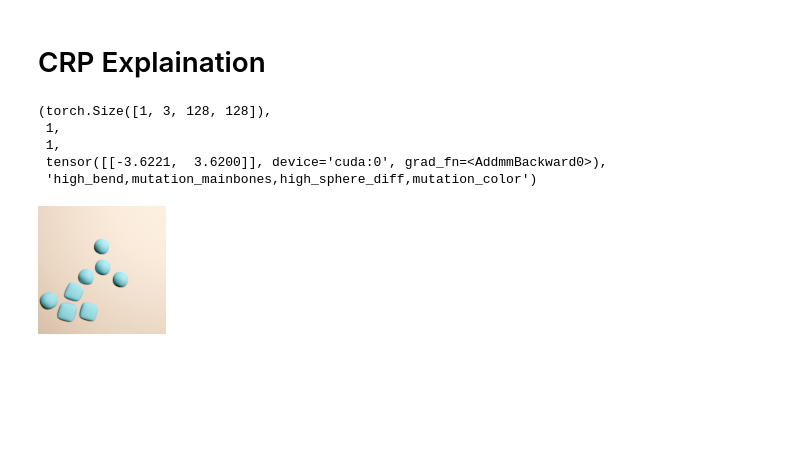
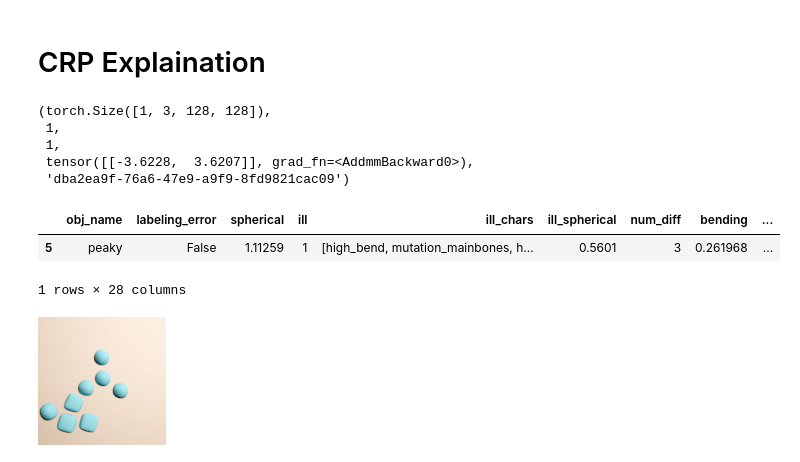
Before and after one commit to davidsjohnson/blockies-xai, a Jupyter notebook: CRP_explanation.ipynb, the cells around one changed output. Saved outputs shown, nothing was run; the diff lists cells and outputs as text; code cells hidden in the pictures; blank space fills up the shorter version.

```diff
--- a/CRP_explanation.ipynb
+++ b/CRP_explanation.ipynb
@@ -135,12 +117,10 @@ def download_file(url, file_name, cache_dir="data", extract=True, force_download
       return Path(cache_dir) / archive_folder if archive_folder is not None else Path(cache_dir)
     else:
       return Path(cache_dir)
-
-    return Path(file_path)
 # %%
 data_dir = download_file(url="https://osf.io/download/kexzt/?view_only=adcc520b88cc4ea3b8236c5178ba3ab5",
                          file_name="blockies_datasets.tar.gz",
-                         cache_dir='/content/data', # change this if not using Colab
+                         cache_dir='./data', # change this if not using Colab
                          extract=True,
                          force_download=False,
                          archive_folder='blockies_datasets')
@@ -213,20 +202,22 @@ for i, fname in enumerate(test_df['filename']):
 # %%
 train_dataset = ImageDataset(train_df, ds_dir / 'train', transform=transform)
 train_dataloader = DataLoader(train_dataset, batch_size=32, shuffle=True,
-                              num_workers=6, pin_memory=True)
+                              num_workers=0, pin_memory=True)
 
 train_eval_dataset = ImageDataset(train_df, ds_dir / 'train', transform=transform)
 train_eval_dataloader = DataLoader(train_dataset, batch_size=32, shuffle=False,
-                                   num_workers=6, pin_memory=True)
+                                   num_workers=0, pin_memory=True)
 
 val_dataset = ImageDataset(val_df,  ds_dir / 'validation', transform=transform)
 val_dataloader = DataLoader(val_dataset, batch_size=32, shuffle=False,
-                            num_workers=6, pin_memory=True)
+                            num_workers=0, pin_memory=True)
 
 test_dataset = ImageDataset(test_df,  ds_dir / 'test', transform=transform)
 test_dataloader = DataLoader(test_dataset, batch_size=32, shuffle=False,
-                             num_workers=6, pin_memory=True)
+                             num_workers=0, pin_memory=True)
 
 eval_dataset = ImageDataset(eval_df,  eval_ds_dir / 'test', transform=transform)
 eval_dataloader = DataLoader(eval_dataset, batch_size=32, shuffle=False,
-                             num_workers=6, pin_memory=True)
+                             num_workers=0, pin_memory=True)
+
+len(train_dataset), len(val_dataset), len(test_dataset), len(eval_dataset)
@@ -408,10 +417,10 @@ from crp.image import plot_grid, imgify
 
 sample_idx = 5
 
-data, labels, ill_chars = next(iter(test_dataloader))
+data, labels, b_ids = next(iter(test_dataloader))
 sample = data[sample_idx]
 label = labels[sample_idx]
-chars = ill_chars[sample_idx]
+b_id = b_ids[sample_idx]
 data = sample.unsqueeze(0)
 label = label.unsqueeze(0).item()
 sample = data.to(device)
@@ -419,13 +428,19 @@ sample.requires_grad = True
 
 logit = model(sample)
 pred = torch.argmax(logit).item()
-sample.shape, label, pred, logit, chars
+sample.shape, label, pred, logit, b_id
 # %% [output]
 (torch.Size([1, 3, 128, 128]),
  1,
  1,
- tensor([[-3.6221,  3.6200]], device='cuda:0', grad_fn=<AddmmBackward0>),
- 'high_bend,mutation_mainbones,high_sphere_diff,mutation_color')
+ tensor([[-3.6228,  3.6207]], grad_fn=<AddmmBackward0>),
+ 'dba2ea9f-76a6-47e9-a9f9-8fd9821cac09')
+# %%
+test_df[test_df['id'] == b_id].head(1)
+# %% [output]
+|  | obj_name | labeling_error | spherical | ill | ill_chars | ill_spherical | num_diff | bending | ... |
+| 5 | peaky | False | 1.11259 | 1 | [high_bend, mutation_mainbones, h... | 0.5601 | 3 | 0.261968 | ... |
+1 rows × 28 columns
 # %%
 imgify(sample[0])
 # %% [output]
```
Also changed, not shown: parts of 26 cells of this notebook.
